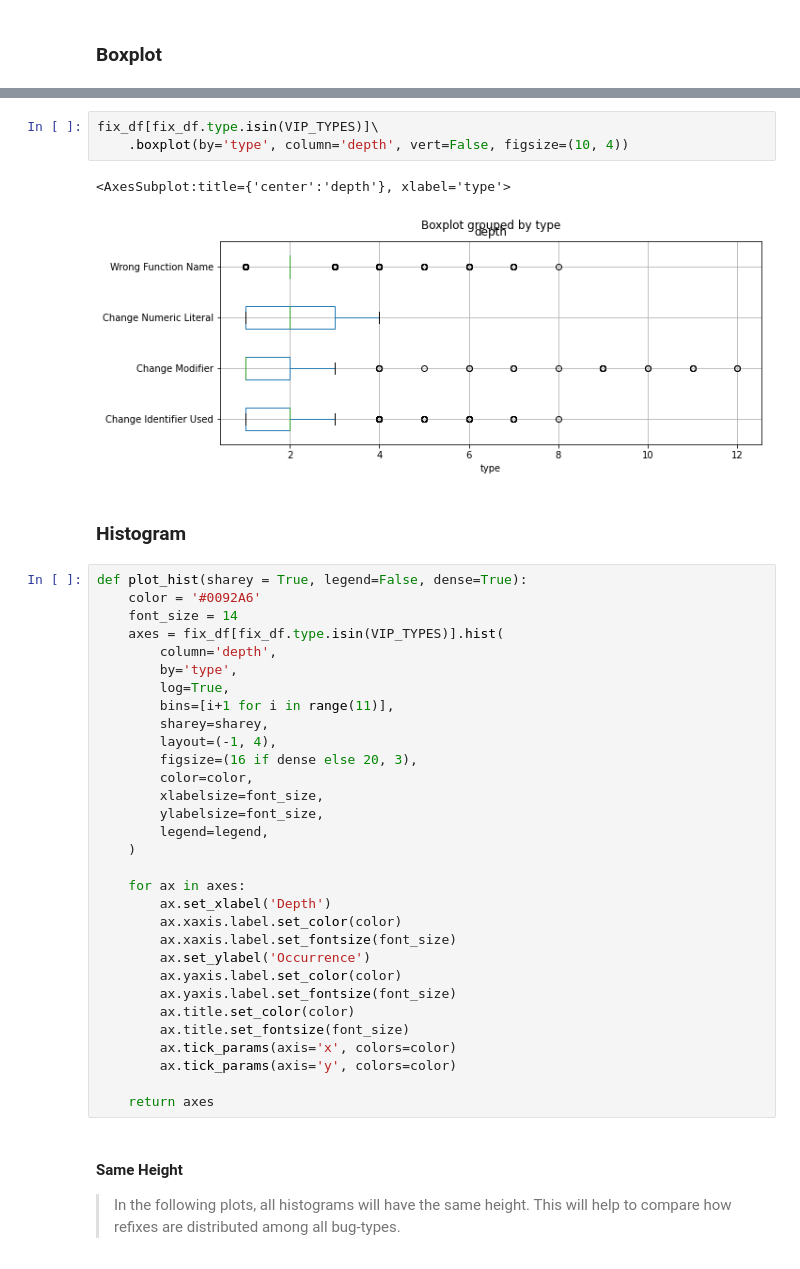
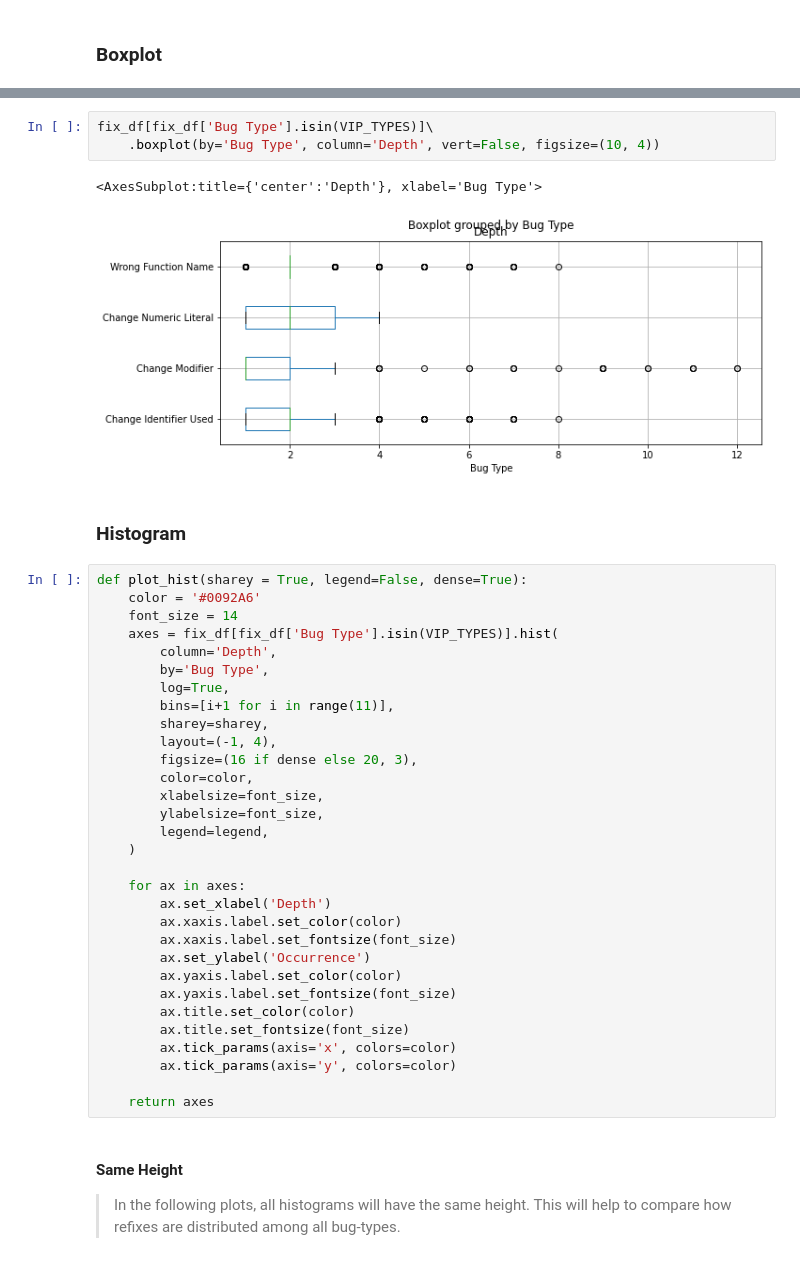
Before and after one commit to parvezmrobin/msr-2021, a Jupyter notebook: notebooks/RQ1.ipynb, the cells around one changed output, grey strips where cells are left out. Cells and saved outputs as stored; diff of their text form.

```diff
--- a/notebooks/RQ1.ipynb
+++ b/notebooks/RQ1.ipynb
@@ -147,18 +147,18 @@ fix_df.boxplot(by='type', column=['depth'], vert=False)
 # %%
-fix_df[fix_df.type.isin(VIP_TYPES)]\
-    .boxplot(by='type', column='depth', vert=False, figsize=(10, 4))
+fix_df[fix_df['Bug Type'].isin(VIP_TYPES)]\
+    .boxplot(by='Bug Type', column='Depth', vert=False, figsize=(10, 4))
 # %% [output]
-<AxesSubplot:title={'center':'depth'}, xlabel='type'>
+<AxesSubplot:title={'center':'Depth'}, xlabel='Bug Type'>
-[figure, old version]
+[figure, new version]
 # %% [markdown]
 ### Histogram
 # %%
 def plot_hist(sharey = True, legend=False, dense=True):
     color = '#0092A6'
     font_size = 14
-    axes = fix_df[fix_df.type.isin(VIP_TYPES)].hist(
-        column='depth',
-        by='type',
+    axes = fix_df[fix_df['Bug Type'].isin(VIP_TYPES)].hist(
+        column='Depth',
+        by='Bug Type',
         log=True,
         bins=[i+1 for i in range(11)],
         sharey=sharey,
```
Also changed, not shown: parts of 19 cells of this notebook, 1 other file.
